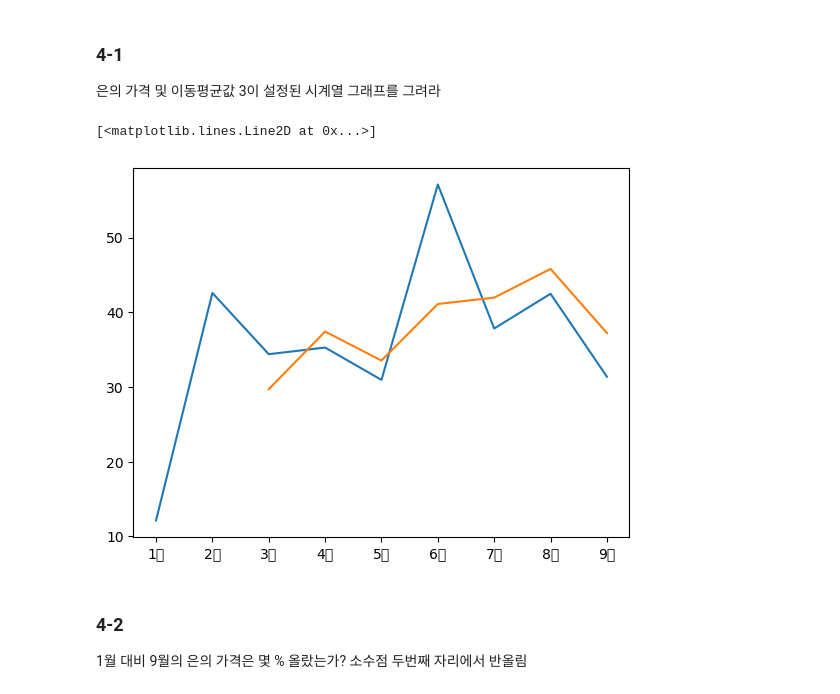
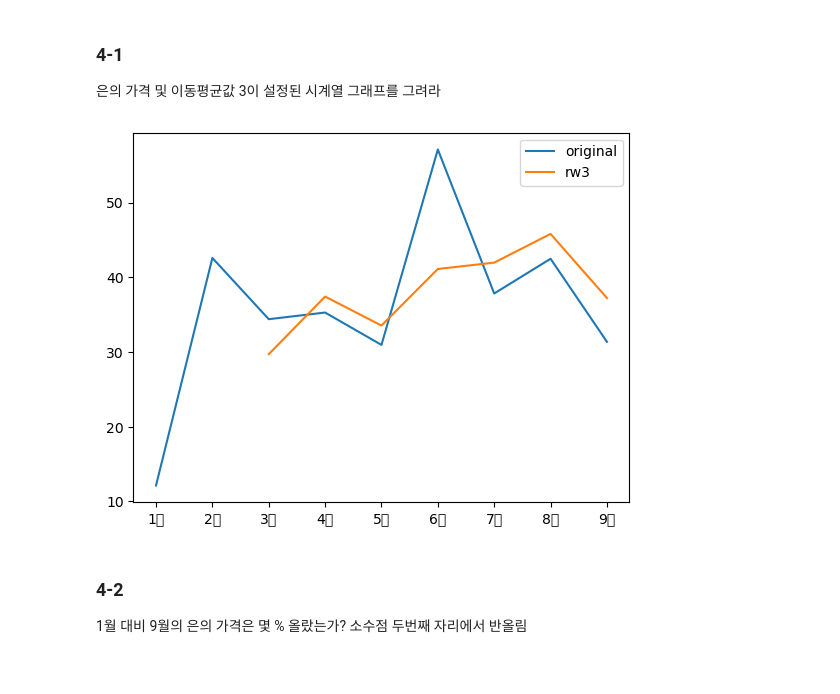
Before and after one commit to Junoflows/ADP, a Jupyter notebook: 문제/ADP_26회_기출.ipynb, the cells around one changed output. Cells and saved outputs as stored; diff of their text form; code cells hidden in the pictures.

```diff
--- a/문제/ADP_26회_기출.ipynb
+++ b/문제/ADP_26회_기출.ipynb
@@ -357,10 +372,11 @@ month
 # %%
 rw3 = month.rolling(window=3).mean().dropna()
 plt.plot(month.index , month['USD/oz'])
 plt.plot(rw3.index, rw3['USD/oz'])
+plt.legend(['original', 'rw3'])
+plt.show()
 # %% [output]
-[<matplotlib.lines.Line2D at 0x...>]
-[figure, old version]
+[figure, new version]
 # %% [markdown]
 ### 4-2
 1월 대비 9월의 은의 가격은 몇 % 올랐는가? 소수점 두번째 자리에서 반올림
```
Also changed, not shown: parts of 35 cells of this notebook, 1 other file.
